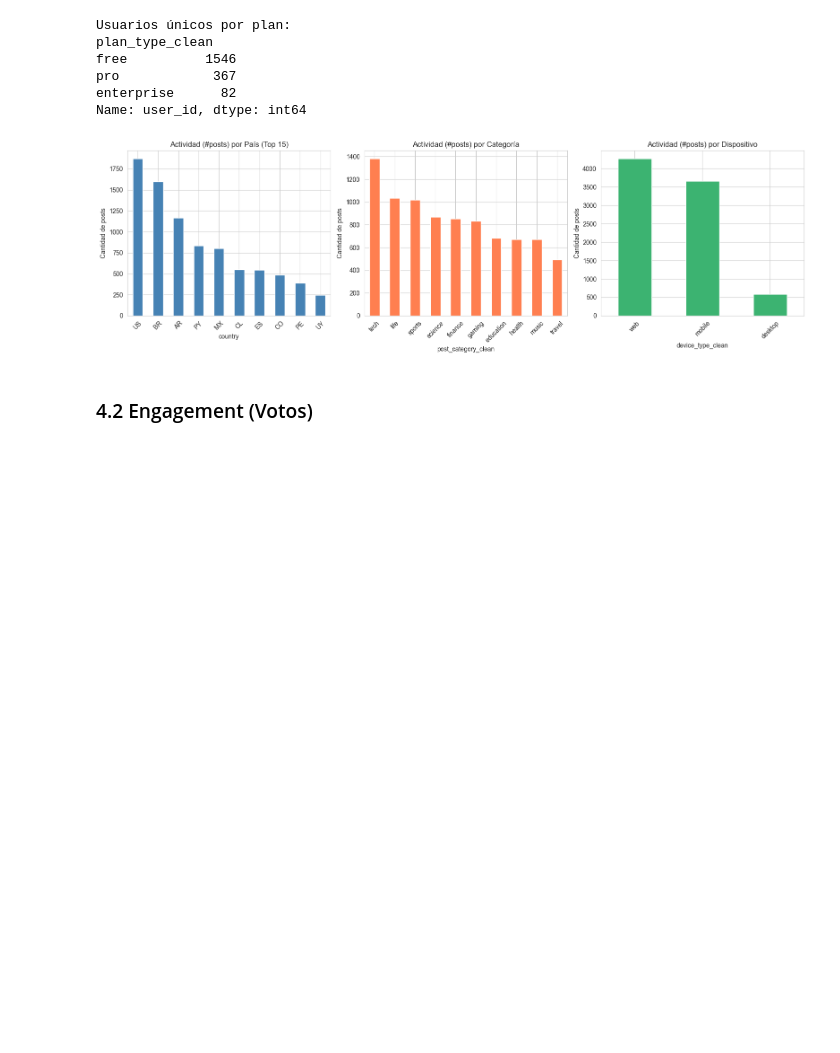
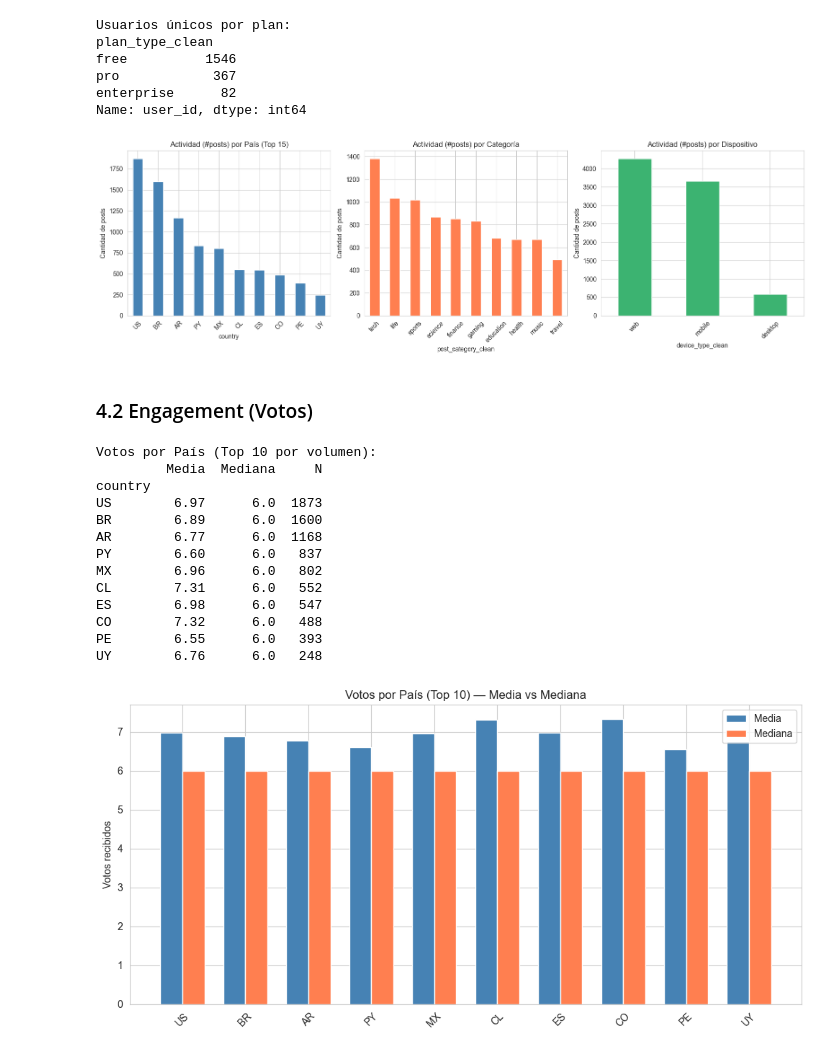
Before and after one commit to Rodri10a/IceAnalytics, a Jupyter notebook: ice.ipynb, the cells around one changed output. Drawn from its saved outputs; the diff is of its cells as text; code cells hidden in the pictures; blank space fills up the shorter version.

Commit message:
add: engagement analysis - votes by country

```diff
--- a/ice.ipynb
+++ b/ice.ipynb
@@ -391,3 +391,37 @@ axes[2].set_ylabel('Votos recibidos')
 
 plt.tight_layout()
 plt.show()
+# %%
+# Votos por país (top 10 por volumen)
+votes_by_country = df_clean.groupby('country')['votes_received'].agg(['mean', 'median', 'count']).sort_values('count', ascending=False).head(10)
+votes_by_country.columns = ['Media', 'Mediana', 'N']
+print("Votos por País (Top 10 por volumen):")
+print(votes_by_country.round(2))
+
+fig, ax = plt.subplots(figsize=(10, 5))
+x = range(len(votes_by_country))
+width = 0.35
+ax.bar([i - width/2 for i in x], votes_by_country['Media'], width, label='Media', color='steelblue')
+ax.bar([i + width/2 for i in x], votes_by_country['Mediana'], width, label='Mediana', color='coral')
+ax.set_xticks(list(x))
+ax.set_xticklabels(votes_by_country.index, rotation=45)
+ax.set_title('Votos por País (Top 10) — Media vs Mediana')
+ax.set_ylabel('Votos recibidos')
+ax.legend()
+plt.tight_layout()
+plt.show()
+# %% [output]
+Votos por País (Top 10 por volumen):
+         Media  Mediana     N
+country
+US        6.97      6.0  1873
+BR        6.89      6.0  1600
+AR        6.77      6.0  1168
+PY        6.60      6.0   837
+MX        6.96      6.0   802
+CL        7.31      6.0   552
+ES        6.98      6.0   547
+CO        7.32      6.0   488
+PE        6.55      6.0   393
+UY        6.76      6.0   248
+[figure, added]
```
